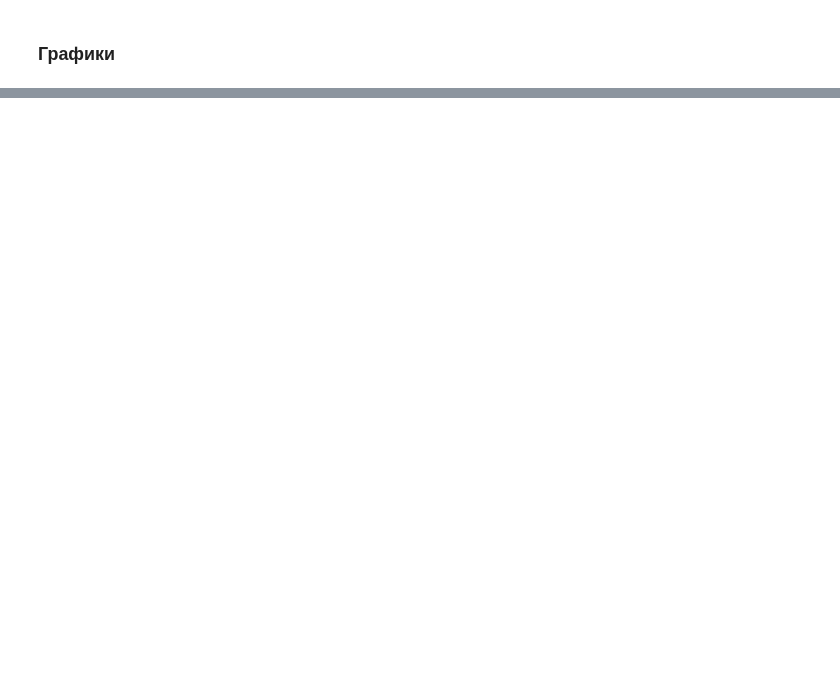
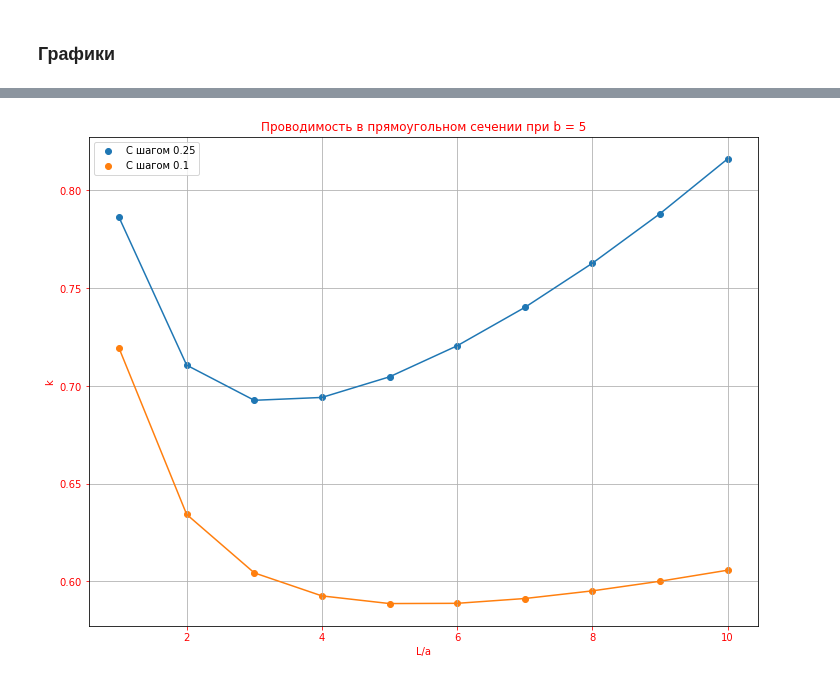
Before and after one commit to eprush/MethodOfAngularCoefficients, a Jupyter notebook: tests.ipynb, the cells around one changed output, grey strips where cells are left out. Drawn from its saved outputs; the diff is of its cells as text; code cells hidden in the pictures; blank space fills up the shorter version.

```diff
--- a/tests.ipynb
+++ b/tests.ipynb
@@ -272 +290,7 @@ x = np.array([0.05, 0.1, 0.2, 0.25, 0.5])**2
+# %%
+y_5 = calc_y(5)
+# %%
+draw_L(y_5,5)
+# %% [output]
+[figure, added]
 # %%
```
Also changed, not shown: parts of 16 cells of this notebook, 1 other file.
